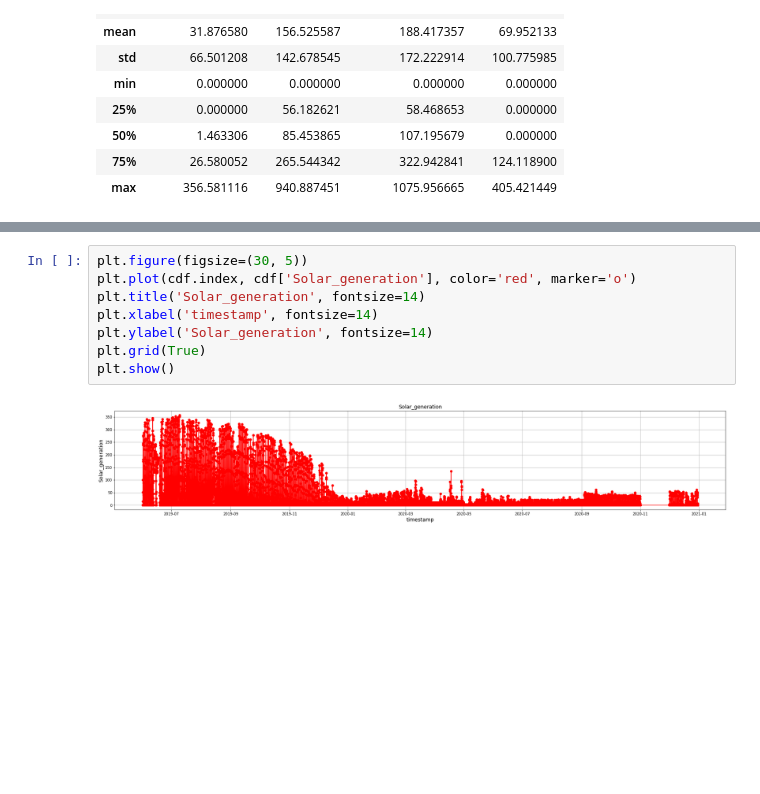
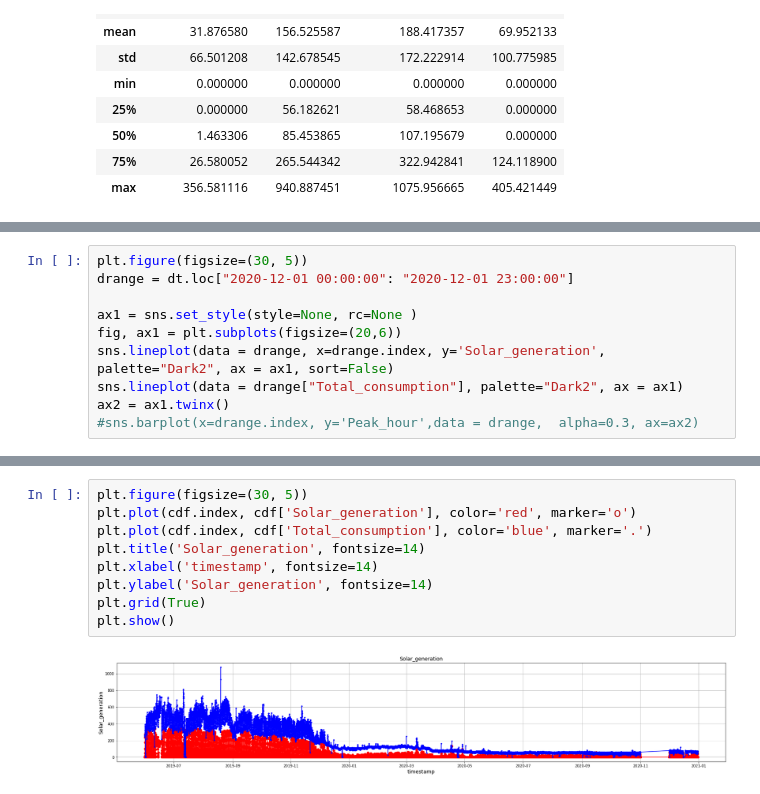
Before and after one commit to Randyrofed/Local_Control_system, a Jupyter notebook: Local_Control_System.ipynb, the cells around one changed output, grey strips where cells are left out. Drawn from its saved outputs; the diff is of its cells as text; blank space fills up the shorter version.

```diff
--- a/Local_Control_System.ipynb
+++ b/Local_Control_System.ipynb
@@ -49,0 +193,10 @@ cdf.describe()
+# %%
+plt.figure(figsize=(30, 5))
+drange = dt.loc["2020-12-01 00:00:00": "2020-12-01 23:00:00"]
+
+ax1 = sns.set_style(style=None, rc=None )
+fig, ax1 = plt.subplots(figsize=(20,6))
+sns.lineplot(data = drange, x=drange.index, y='Solar_generation', palette="Dark2", ax = ax1, sort=False)
+sns.lineplot(data = drange["Total_consumption"], palette="Dark2", ax = ax1)
+ax2 = ax1.twinx()
+#sns.barplot(x=drange.index, y='Peak_hour',data = drange,  alpha=0.3, ax=ax2)
@@ -50,10 +223,11 @@ cdf.describe()
 # %%
 plt.figure(figsize=(30, 5))
 plt.plot(cdf.index, cdf['Solar_generation'], color='red', marker='o')
+plt.plot(cdf.index, cdf['Total_consumption'], color='blue', marker='.')
 plt.title('Solar_generation', fontsize=14)
 plt.xlabel('timestamp', fontsize=14)
 plt.ylabel('Solar_generation', fontsize=14)
 plt.grid(True)
 plt.show()
 # %% [output]
-[figure, old version]
+[figure, new version]
```
Also changed, not shown: parts of 13 cells of this notebook, 20 other files.
